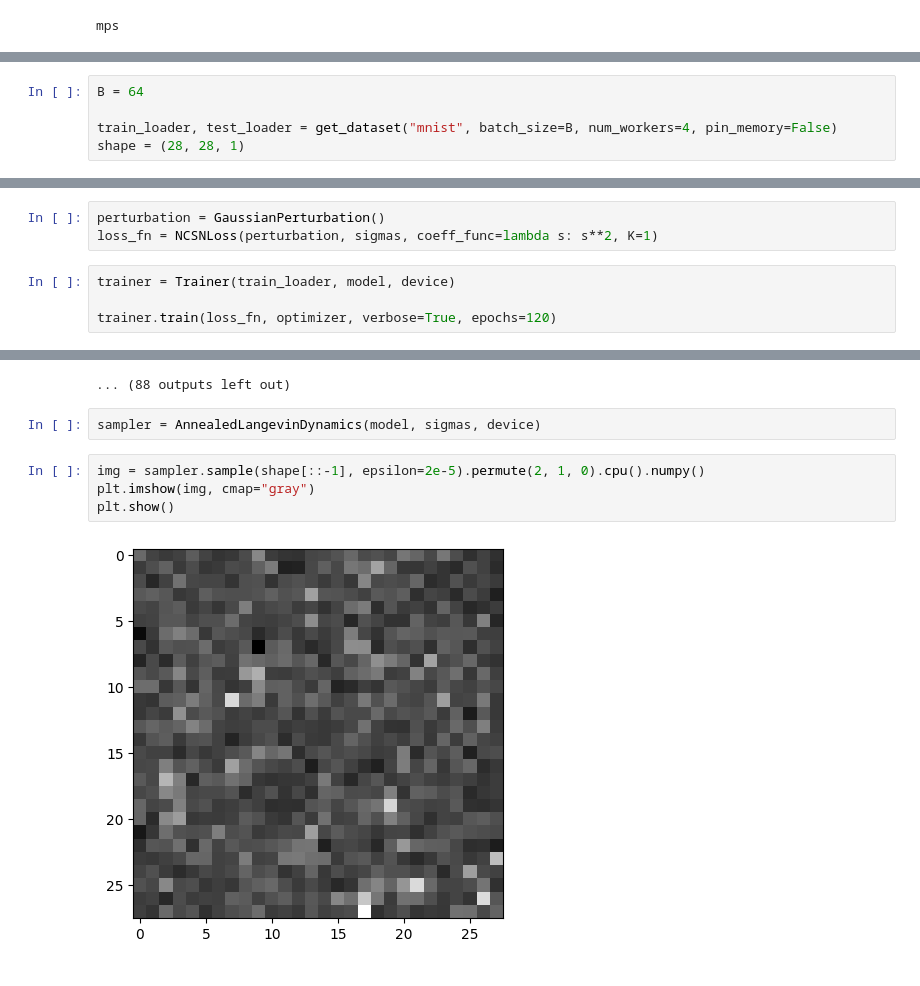
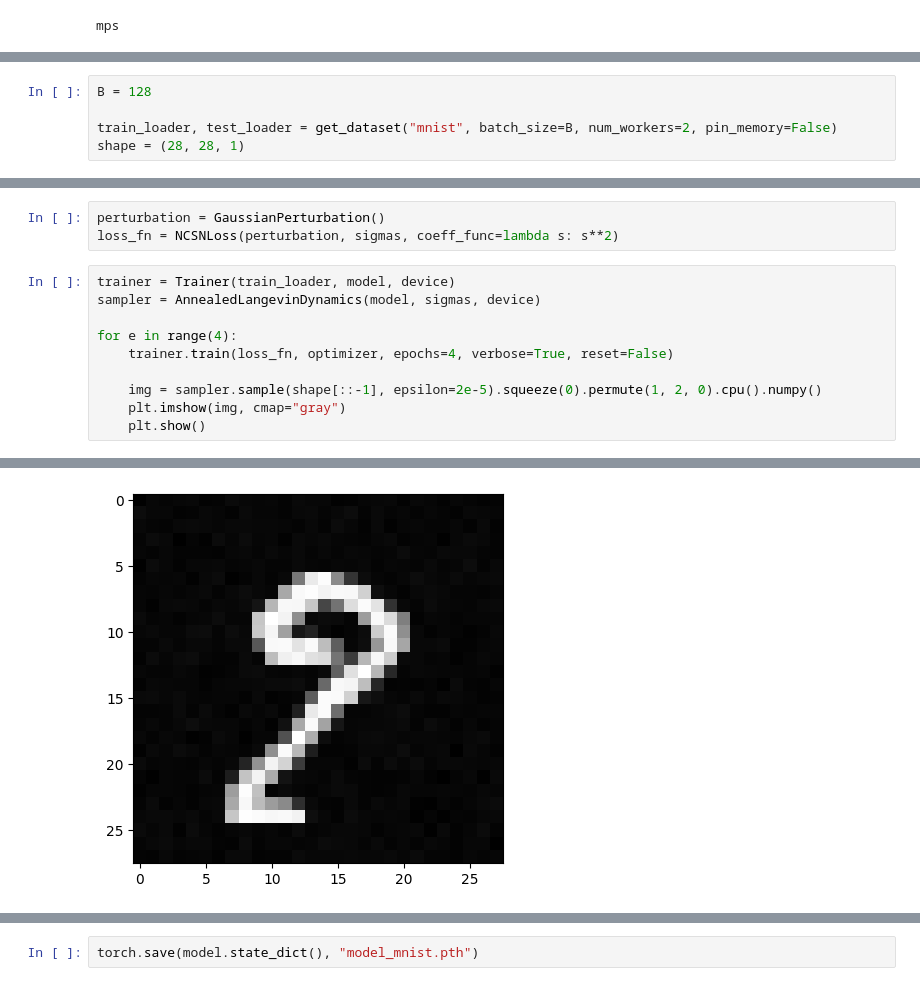
Before and after one commit to YasBroek/PGM-Denoising_Score_Matching, a Jupyter notebook: langevin.ipynb, the cells around one changed output, grey strips where cells are left out. Saved outputs shown, nothing was run; the diff lists cells and outputs as text.

```diff
--- a/langevin.ipynb
+++ b/langevin.ipynb
@@ -38,8 +223,8 @@ tensor([0.9923, 0.5954, 0.3572, 0.2143, 0.1286, 0.0772, 0.0463, 0.0278, 0.0167,
         0.0100], device='mps:0')
 # %%
-B = 64
+B = 128
 
-train_loader, test_loader = get_dataset("mnist", batch_size=B, num_workers=4, pin_memory=False)
+train_loader, test_loader = get_dataset("mnist", batch_size=B, num_workers=2, pin_memory=False)
 shape = (28, 28, 1)
 # %%
 model = NCSN(shape, L, filters=64)
@@ -66,9 +251,15 @@ Estimated Total Size (MB): 49.79
 ==================================================================================================================================
 # %%
 perturbation = GaussianPerturbation()
-loss_fn = NCSNLoss(perturbation, sigmas, coeff_func=lambda s: s**2, K=1)
+loss_fn = NCSNLoss(perturbation, sigmas, coeff_func=lambda s: s**2)
 # %%
 trainer = Trainer(train_loader, model, device)
+sampler = AnnealedLangevinDynamics(model, sigmas, device)
 
-trainer.train(loss_fn, optimizer, verbose=True, epochs=120)
+for e in range(4):
+    trainer.train(loss_fn, optimizer, epochs=4, verbose=True, reset=False)
+
+    img = sampler.sample(shape[::-1], epsilon=2e-5).squeeze(0).permute(1, 2, 0).cpu().numpy()
+    plt.imshow(img, cmap="gray")
+    plt.show()
 # %% [output]
@@ -78,0 +270 @@ Epoch 4 (Loss: 0.2500)
+[figure, added]
@@ -87,9 +279,2 @@ Epoch 12 (Loss: 0.1250)
-... (88 outputs left out)
-# %%
-sampler = AnnealedLangevinDynamics(model, sigmas, device)
-# %%
-img = sampler.sample(shape[::-1], epsilon=2e-5).permute(2, 1, 0).cpu().numpy()
-plt.imshow(img, cmap="gray")
-plt.show()
-# %% [output]
-[figure, removed]
+# %%
+torch.save(model.state_dict(), "model_mnist.pth")
```
Also changed, not shown: parts of 12 cells of this notebook, 2 other files.
